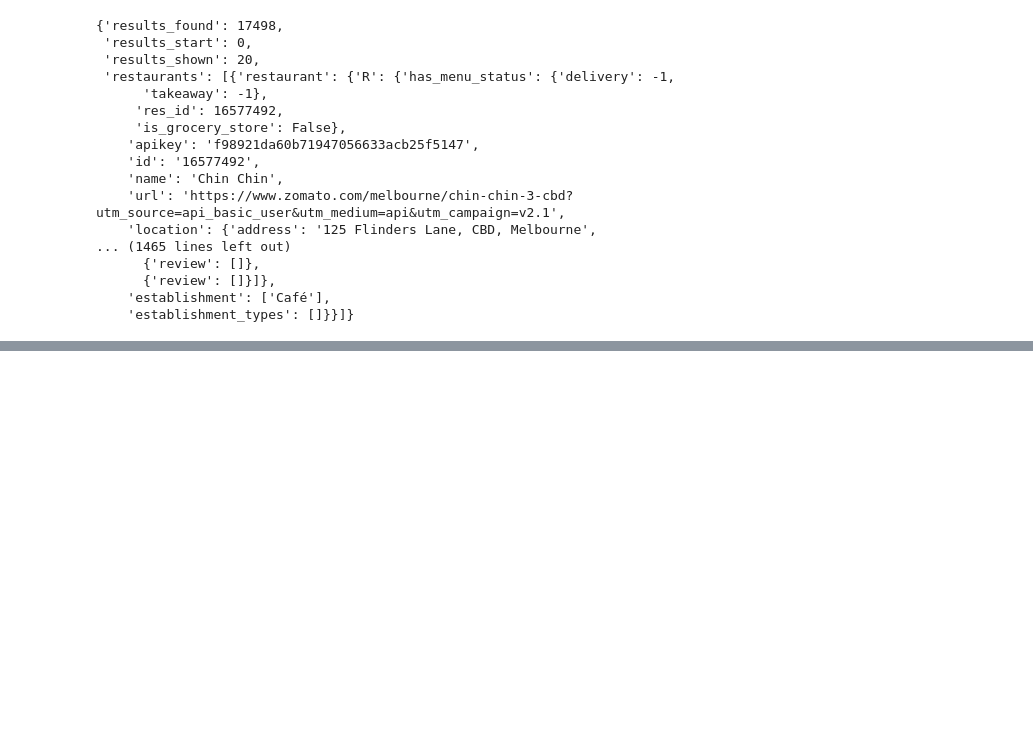
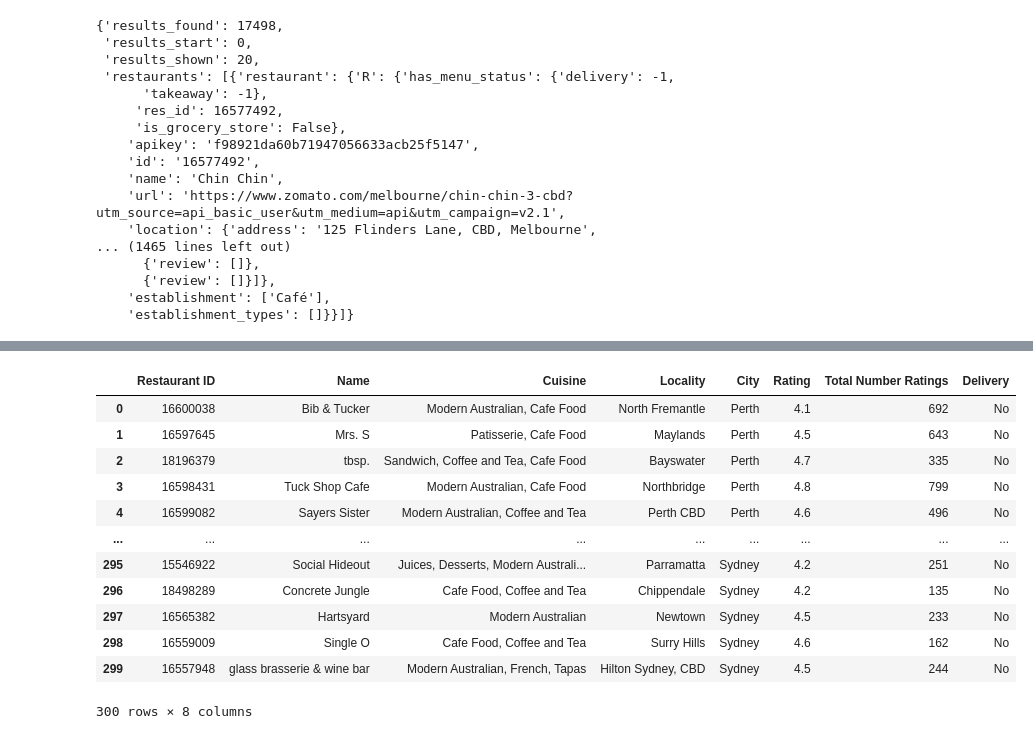
Before and after one commit to bradsmith87/project-week-1, a Jupyter notebook: pulldata.ipynb, the cells around one changed output, grey strips where cells are left out. Cells and saved outputs as stored; diff of their text form; code cells hidden in the pictures; blank space fills up the shorter version.

```diff
--- a/pulldata.ipynb
+++ b/pulldata.ipynb
@@ -132,6 +164,7 @@ rest_local_list = []
 rest_city_list = []
 rest_rate_list = []
 rest_delivery_list = []
+rest_ratenum_list = []
 
 resto_num = 20
 loop_num = 0
@@ -148,51 +181,77 @@ for citynum in cityid:
                 rest_cuis = data["restaurants"][count]["restaurant"]["cuisines"]
                 rest_local = data["restaurants"][count]["restaurant"]["location"]["locality"]
                 rest_city = data["restaurants"][count]["restaurant"]["location"]["city"]
+                rest_rate_num = data["restaurants"][count]["restaurant"]["all_reviews_count"]
                 rest_rate = data["restaurants"][count]["restaurant"]["user_rating"]["aggregate_rating"]
-                rest_delivery = data["restaurants"][count]["restaurant"]["R"]["has_menu_status"]["delivery"]
-
                 rest_delivery = data["restaurants"][count]["restaurant"]["highlights"]
-                theydelivery = False
 
                 #check if current restaurant does delivery
+                theydelivery = False
                 for doesdelivery in rest_delivery:
                     if doesdelivery == 'Delivery':
                         theydelivery = True
 
                 if theydelivery == True:
                     rest_delivery = "Yes"
                 else:
                     rest_delivery = "No"
 
                 #append to list
                 rest_id_list.append(rest_id)
                 rest_name_list.append(rest_name)
                 rest_cuis_list.append(rest_cuis)
                 rest_local_list.append(rest_local)
                 rest_city_list.append(rest_city)
                 rest_rate_list.append(rest_rate)
+                rest_ratenum_list.append(rest_rate_num)
                 rest_delivery_list.append(rest_delivery)
 
                 #go to next page
                 if count == 19:
                     show_page = show_page + 15
                     search_url = f"https://developers.zomato.com/api/v2.1/search?entity_id={citynum}&entity_type=city&start={show_page}"
                     data = requests.get(search_url, headers={"user-key" : apikey}).json()
                     count = 0
             except:
                 print("error")
     count = 0
     page = 0
     show_page = 0
-restaurants_df = pd.DataFrame({
-    "Restaurant ID":rest_id_list,
-    "Name":rest_name_list,
-    "Cuisine":rest_cuis_list,
-    "Locality":rest_local_list,
-    "City":rest_city_list,
-    "Rating":rest_rate_list,
-    "Delivery":rest_delivery_list
-})
 
-#check delivery
-restaurants_df["Delivery"].value_counts()
+
+#check errors when making dataframe
+try:
+    restaurants_df = pd.DataFrame({
+        "Restaurant ID":rest_id_list,
+        "Name":rest_name_list,
+        "Cuisine":rest_cuis_list,
+        "Locality":rest_local_list,
+        "City":rest_city_list,
+        "Rating":rest_rate_list,
+        "Total Number Ratings": rest_ratenum_list,
+        "Delivery":rest_delivery_list
+    })
+except:
+    print(len(rest_id_list))
+    print(len(rest_name_list))
+    print(len(rest_cuis_list))
+    print(len(rest_local_list))
+    print(len(rest_city_list))
+    print(len(rest_rate_list))
+    print(len(rest_review_list))
+    print(len(rest_delivery_list))
+restaurants_df
+# %% [output]
+|  | Restaurant ID | Name | Cuisine | Locality | City | Rating | Total Number Ratings | Delivery |
+| 0 | 16600038 | Bib & Tucker | Modern Australian, Cafe Food | North Fremantle | Perth | 4.1 | 692 | No |
+| 1 | 16597645 | Mrs. S | Patisserie, Cafe Food | Maylands | Perth | 4.5 | 643 | No |
+| 2 | 18196379 | tbsp. | Sandwich, Coffee and Tea, Cafe Food | Bayswater | Perth | 4.7 | 335 | No |
+| 3 | 16598431 | Tuck Shop Cafe | Modern Australian, Cafe Food | Northbridge | Perth | 4.8 | 799 | No |
+| 4 | 16599082 | Sayers Sister | Modern Australian, Coffee and Tea | Perth CBD | Perth | 4.6 | 496 | No |
+| ... | ... | ... | ... | ... | ... | ... | ... | ... |
+| 295 | 15546922 | Social Hideout | Juices, Desserts, Modern Australi... | Parramatta | Sydney | 4.2 | 251 | No |
+| 296 | 18498289 | Concrete Jungle | Cafe Food, Coffee and Tea | Chippendale | Sydney | 4.2 | 135 | No |
+| 297 | 16565382 | Hartsyard | Modern Australian | Newtown | Sydney | 4.5 | 233 | No |
+| 298 | 16559009 | Single O | Cafe Food, Coffee and Tea | Surry Hills | Sydney | 4.6 | 162 | No |
+| 299 | 16557948 | glass brasserie & wine bar | Modern Australian, French, Tapas | Hilton Sydney, CBD | Sydney | 4.5 | 244 | No |
+300 rows × 8 columns
```
Also changed, not shown: parts of 9 cells of this notebook, 3 other files.
